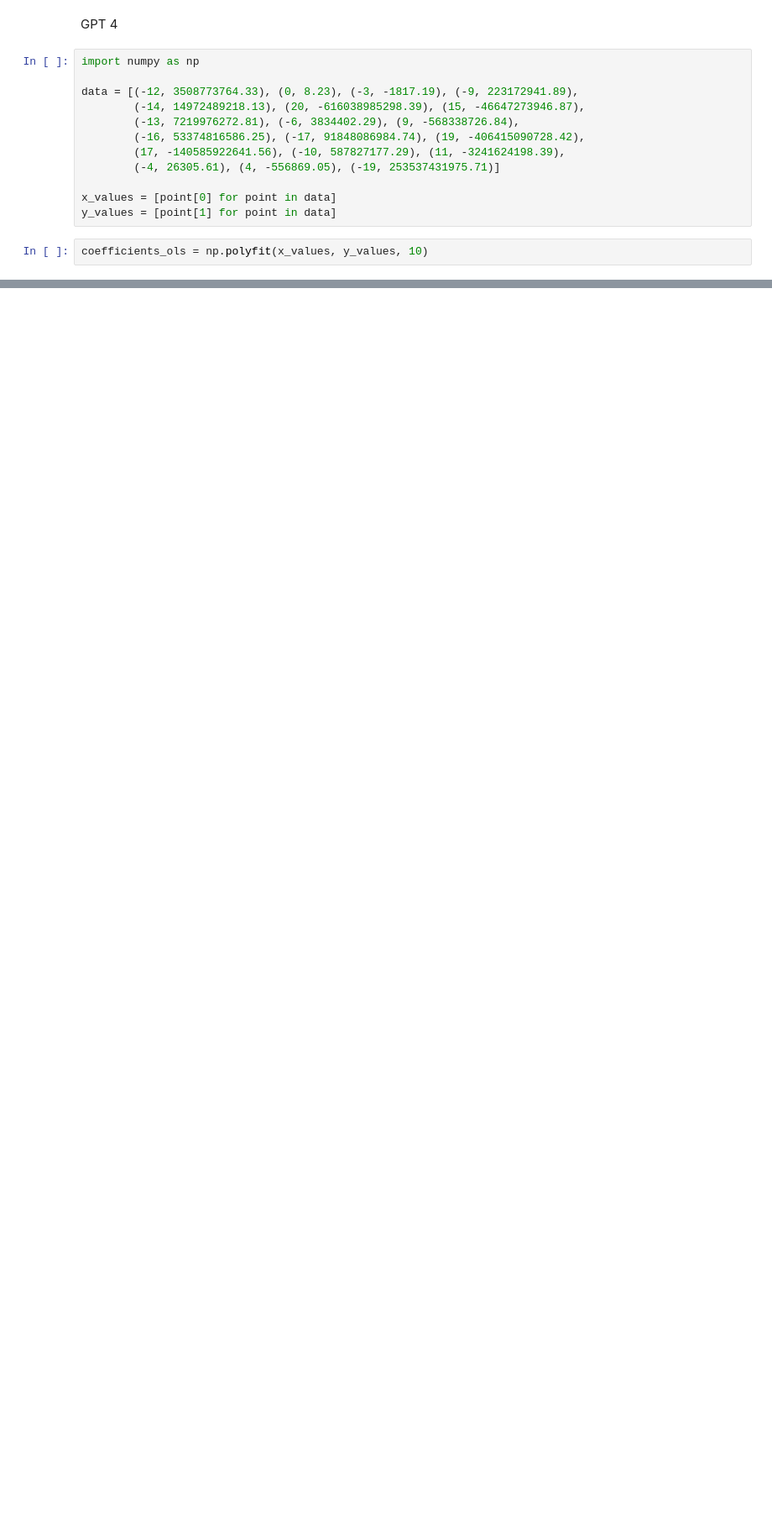
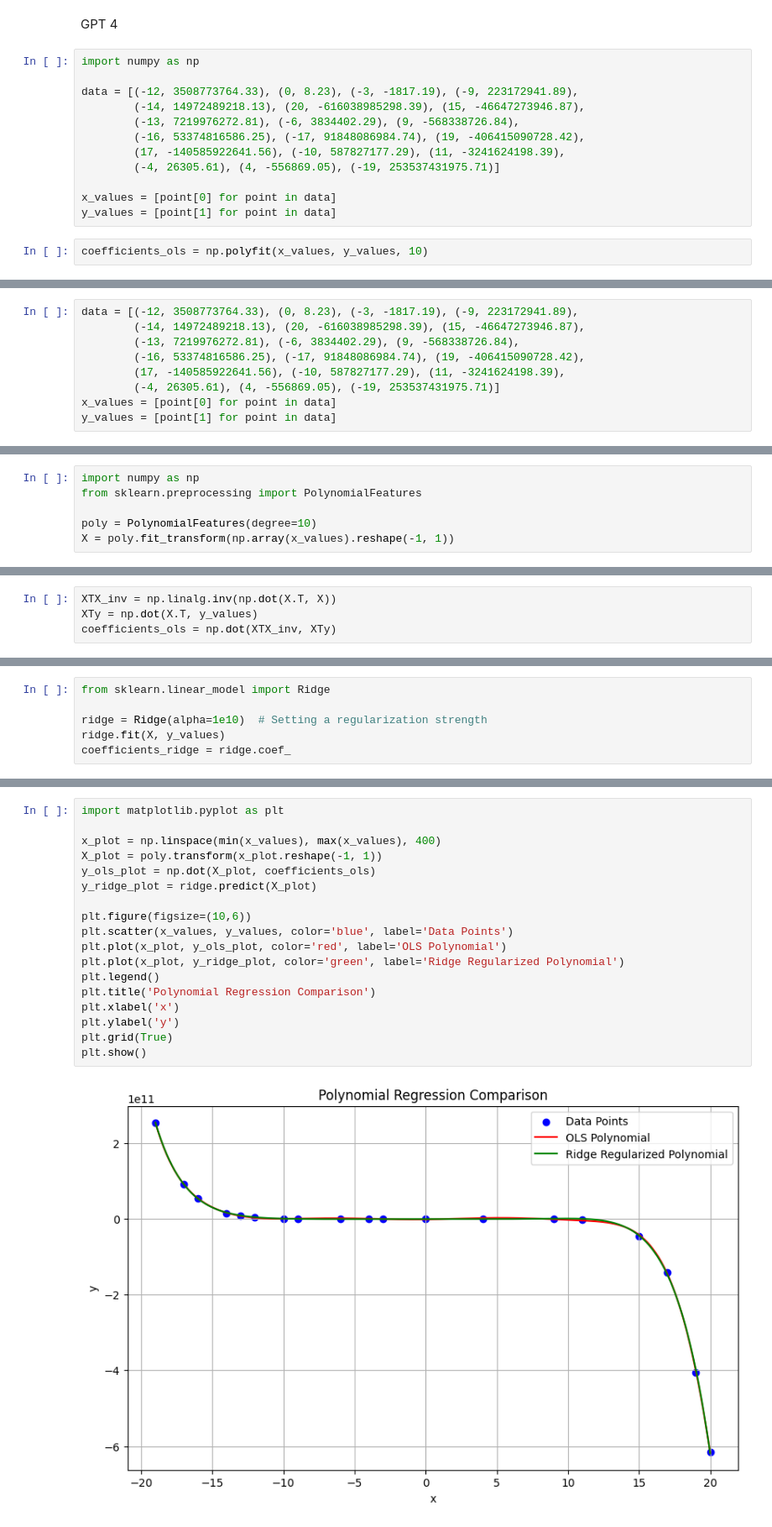
Before and after one commit to Muskan-Verma-7/statistics-assignment, a Jupyter notebook: regularized_reg.ipynb, the cells around one changed output, grey strips where cells are left out. Shown: that part at 84% size. Drawn from its saved outputs; the diff is of its cells as text; blank space fills up the shorter version.

```diff
--- a/regularized_reg.ipynb
+++ b/regularized_reg.ipynb
@@ -115,0 +113,9 @@ ModuleNotFoundError: No module named 'sklearn'
+# %%
+data = [(-12, 3508773764.33), (0, 8.23), (-3, -1817.19), (-9, 223172941.89),
+        (-14, 14972489218.13), (20, -616038985298.39), (15, -46647273946.87),
+        (-13, 7219976272.81), (-6, 3834402.29), (9, -568338726.84),
+        (-16, 53374816586.25), (-17, 91848086984.74), (19, -406415090728.42),
+        (17, -140585922641.56), (-10, 587827177.29), (11, -3241624198.39),
+        (-4, 26305.61), (4, -556869.05), (-19, 253537431975.71)]
+x_values = [point[0] for point in data]
+y_values = [point[1] for point in data]
@@ -115,0 +125,6 @@ ModuleNotFoundError: No module named 'sklearn'
+# %%
+import numpy as np
+from sklearn.preprocessing import PolynomialFeatures
+
+poly = PolynomialFeatures(degree=10)
+X = poly.fit_transform(np.array(x_values).reshape(-1, 1))
@@ -115,0 +133,4 @@ ModuleNotFoundError: No module named 'sklearn'
+# %%
+XTX_inv = np.linalg.inv(np.dot(X.T, X))
+XTy = np.dot(X.T, y_values)
+coefficients_ols = np.dot(XTX_inv, XTy)
@@ -115,0 +139,6 @@ ModuleNotFoundError: No module named 'sklearn'
+# %%
+from sklearn.linear_model import Ridge
+
+ridge = Ridge(alpha=1e10)  # Setting a regularization strength
+ridge.fit(X, y_values)
+coefficients_ridge = ridge.coef_
@@ -115,0 +147,20 @@ ModuleNotFoundError: No module named 'sklearn'
+# %%
+import matplotlib.pyplot as plt
+
+x_plot = np.linspace(min(x_values), max(x_values), 400)
+X_plot = poly.transform(x_plot.reshape(-1, 1))
+y_ols_plot = np.dot(X_plot, coefficients_ols)
+y_ridge_plot = ridge.predict(X_plot)
+
+plt.figure(figsize=(10,6))
+plt.scatter(x_values, y_values, color='blue', label='Data Points')
+plt.plot(x_plot, y_ols_plot, color='red', label='OLS Polynomial')
+plt.plot(x_plot, y_ridge_plot, color='green', label='Ridge Regularized Polynomial')
+plt.legend()
+plt.title('Polynomial Regression Comparison')
+plt.xlabel('x')
+plt.ylabel('y')
+plt.grid(True)
+plt.show()
+# %% [output]
+[figure, added]
```
Also changed, not shown: parts of 29 cells of this notebook.
